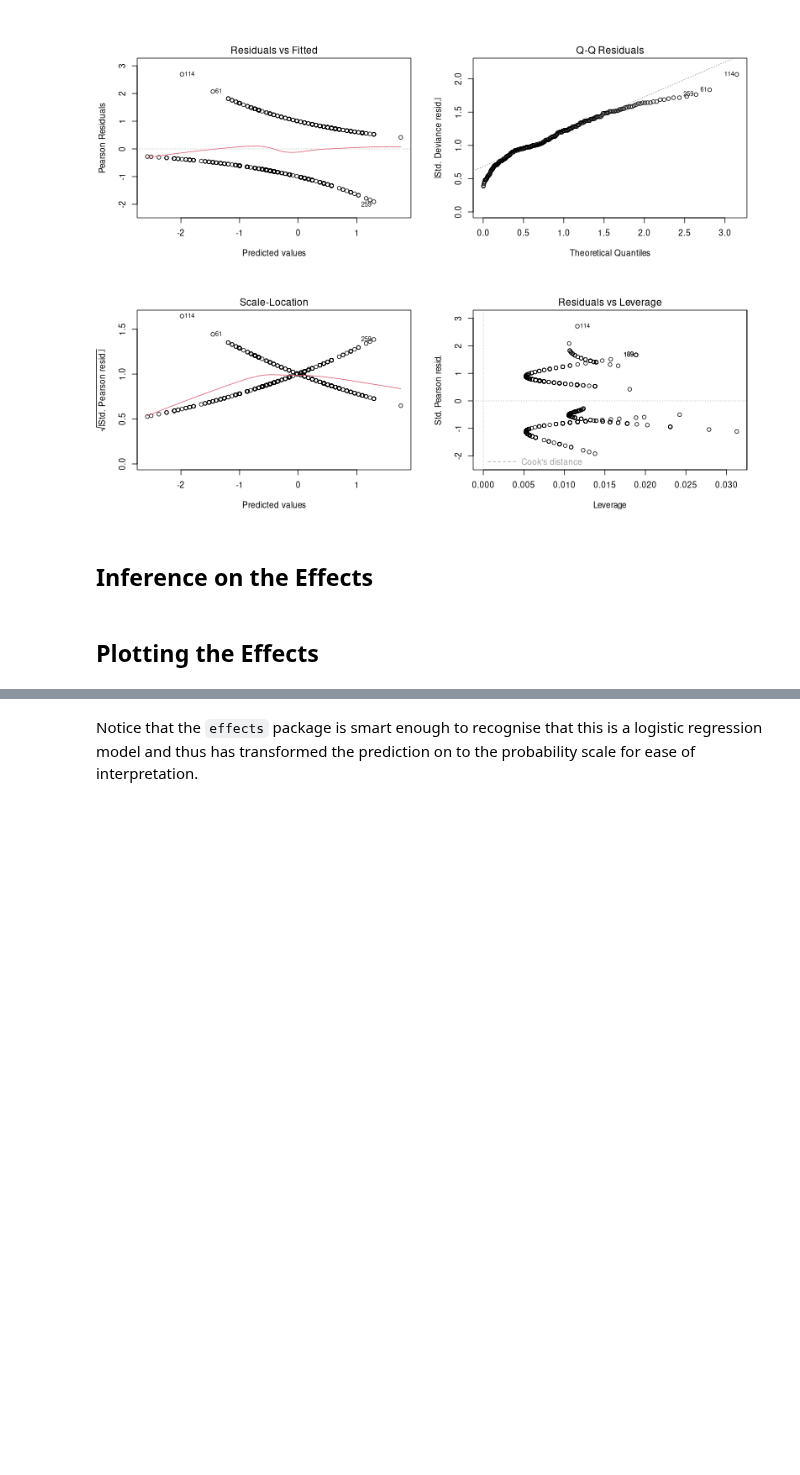
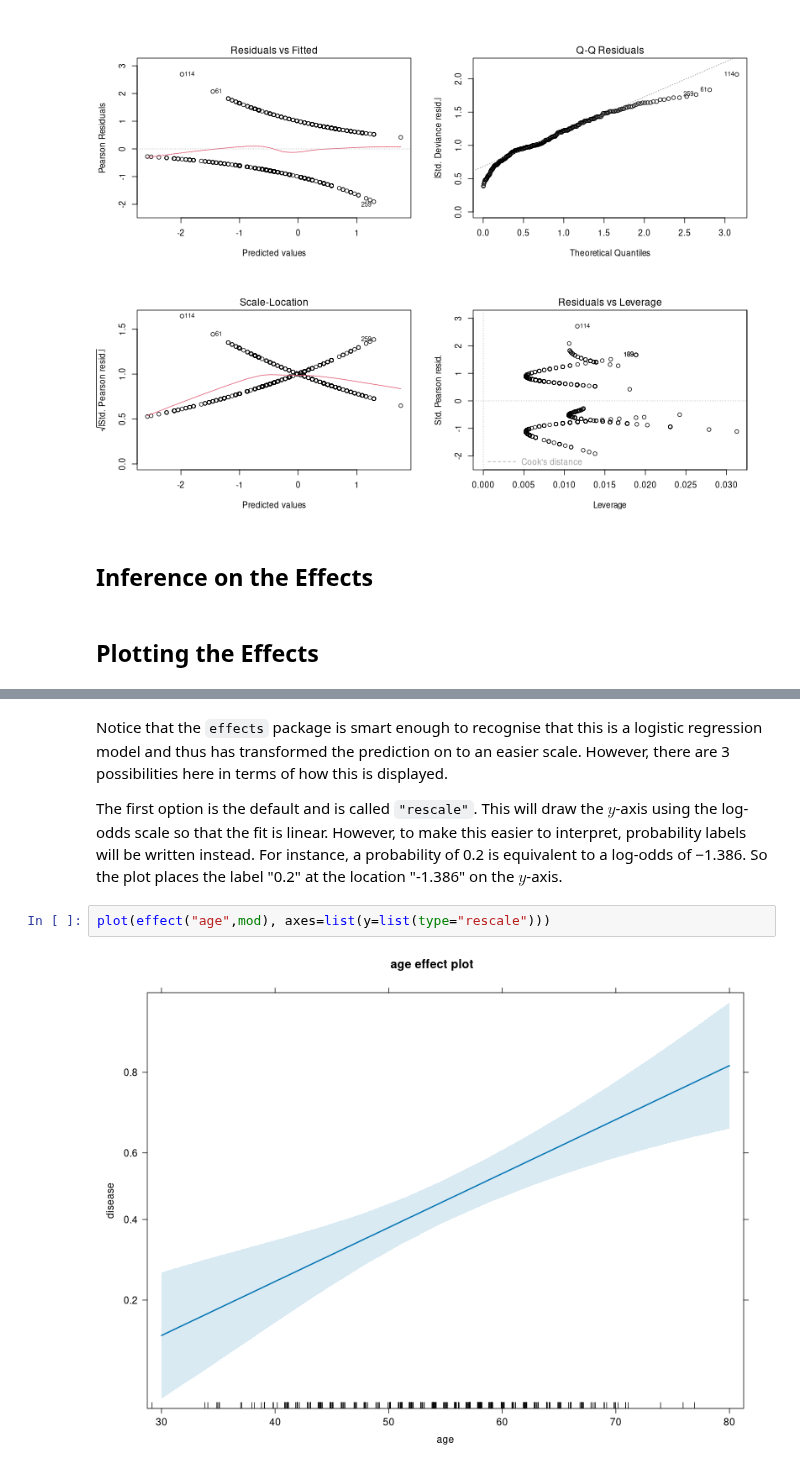
Before and after one commit to PCHN63112-Generalised-Linear-Mixed/logistic-regression, a Jupyter notebook: 2.binary-logistic-regression-R.ipynb, the cells around one changed output, grey strips where cells are left out. Cells and saved outputs as stored; diff of their text form; blank space fills up the shorter version.

```diff
--- a/2.binary-logistic-regression-R.ipynb
+++ b/2.binary-logistic-regression-R.ipynb
@@ -58,3 +61,9 @@ See ?effectsTheme for details.
 [figure]
 # %% [markdown]
-Notice that the `effects` package is smart enough to recognise that this is a logistic regression model and thus has transformed the prediction on to the probability scale for ease of interpretation.
+Notice that the `effects` package is smart enough to recognise that this is a logistic regression model and thus has transformed the prediction on to an easier scale. However, there are 3 possibilities here in terms of how this is displayed.
+
+The first option is the default and is called `"rescale"`. This will draw the $y$-axis using the log-odds scale so that the fit is linear. However, to make this easier to interpret, probability labels will be written instead. For instance, a probability of 0.2 is equivalent to a log-odds of −1.386. So the plot places the label "0.2" at the location "-1.386" on the $y$-axis.
+# %%
+plot(effect("age",mod), axes=list(y=list(type="rescale")))
+# %% [output]
+[figure, added]
```
Also changed, not shown: parts of 7 cells of this notebook.
